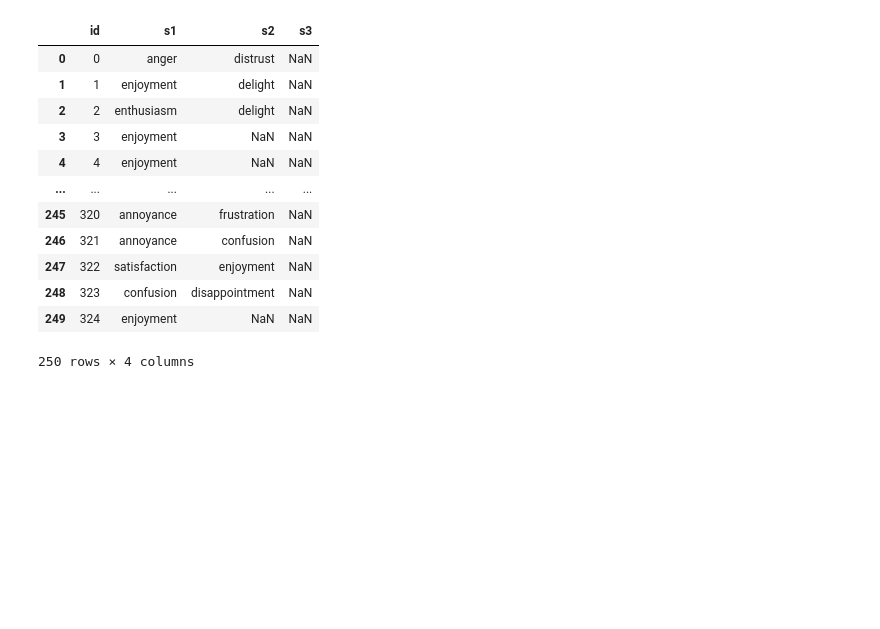
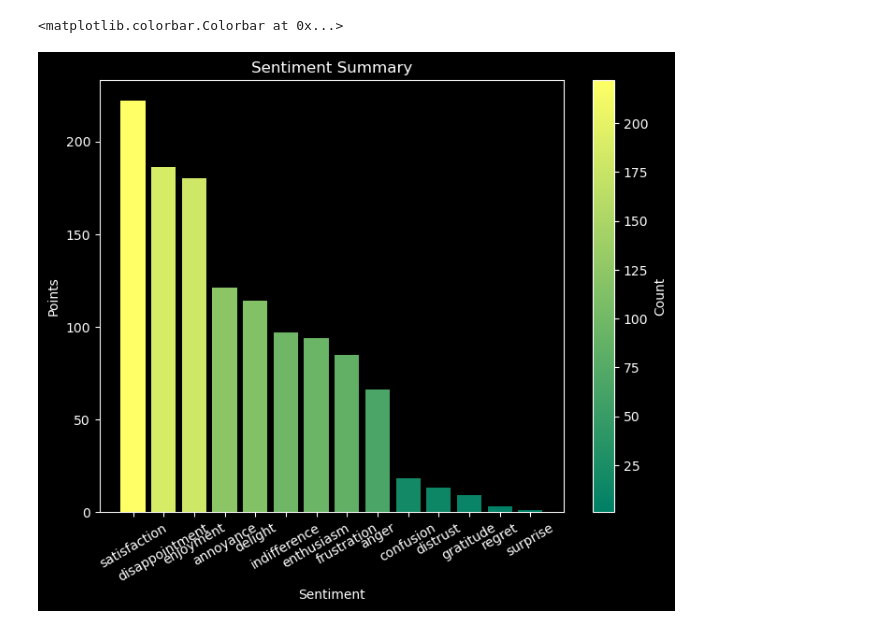
Before and after one commit to Venignuss/ReviewsSentimentClassifier, a Jupyter notebook: notebooks/analysis.ipynb, the cells around one changed output. Drawn from its saved outputs; the diff is of its cells as text; code cells hidden in the pictures; blank space fills up the shorter version.

Commit message:
Added simple bar chart

```diff
--- a/notebooks/analysis.ipynb
+++ b/notebooks/analysis.ipynb
@@ -2,18 +2,36 @@
 import pandas as pd
 
 df = pd.read_csv("../outputs/results.csv")
-df
-# %% [output]
-|  | id | s1 | s2 | s3 |
-| 0 | 0 | anger | distrust | NaN |
-| 1 | 1 | enjoyment | delight | NaN |
-| 2 | 2 | enthusiasm | delight | NaN |
-| 3 | 3 | enjoyment | NaN | NaN |
-| 4 | 4 | enjoyment | NaN | NaN |
-| ... | ... | ... | ... | ... |
-| 245 | 320 | annoyance | frustration | NaN |
-| 246 | 321 | annoyance | confusion | NaN |
-| 247 | 322 | satisfaction | enjoyment | NaN |
-| 248 | 323 | confusion | disappointment | NaN |
-| 249 | 324 | enjoyment | NaN | NaN |
-250 rows × 4 columns
+# %%
+import matplotlib.pyplot as plt
+import matplotlib.colors as mcolors
+import numpy as np
+
+%matplotlib inline
+
+plt.style.use("dark_background")
+
+points = df["s1"].value_counts()*3
+for i, col in enumerate(df.columns[2:]):
+    points = points.add(df[col].value_counts()*(3-i-1), fill_value=0)
+
+points = points.sort_values(ascending=False)
+categories = points.index
+values = points.values
+
+norm = mcolors.Normalize(vmin=min(values), vmax=max(values))
+cmap = plt.cm.summer
+colors = cmap(norm(np.array(values)))
+
+plt.figure(figsize=(8, 6))
+plt.xlabel("Sentiment")
+plt.xticks(rotation = 30)
+plt.ylabel("Points")
+plt.title("Sentiment Summary")
+plt.bar(categories, points, color=colors)
+
+sm = plt.cm.ScalarMappable(cmap = cmap, norm = norm)
+plt.colorbar(sm, ax = plt.gca(), label = "Count")
+# %% [output]
+<matplotlib.colorbar.Colorbar at 0x...>
+[figure, added]
```
